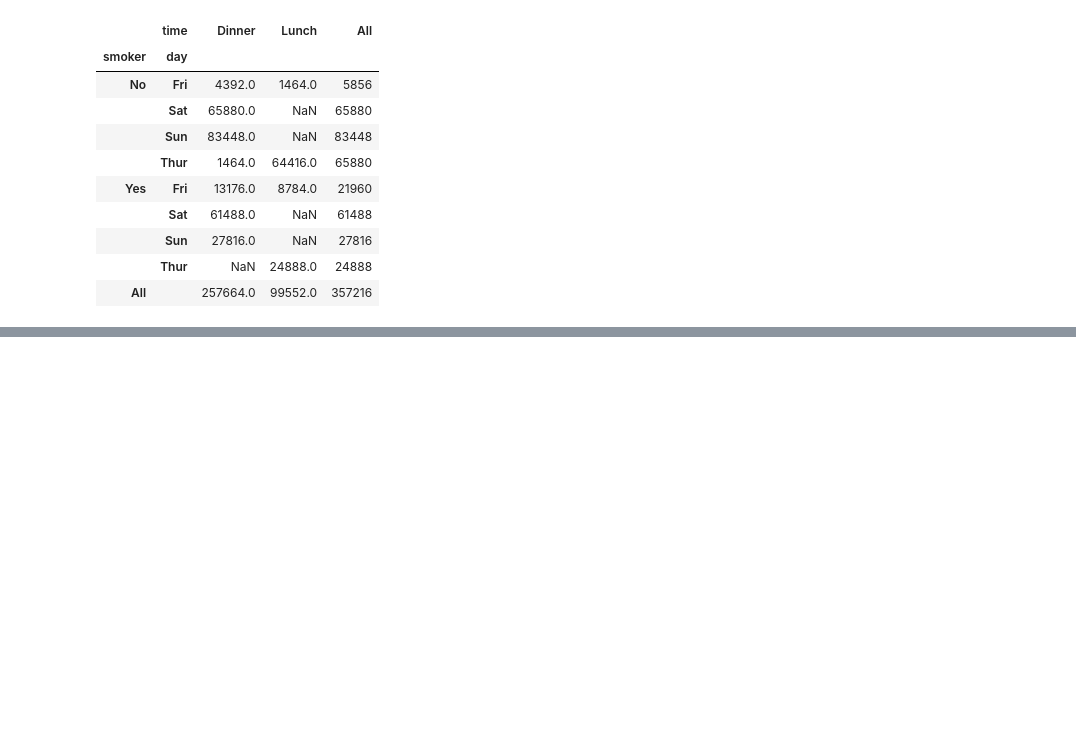
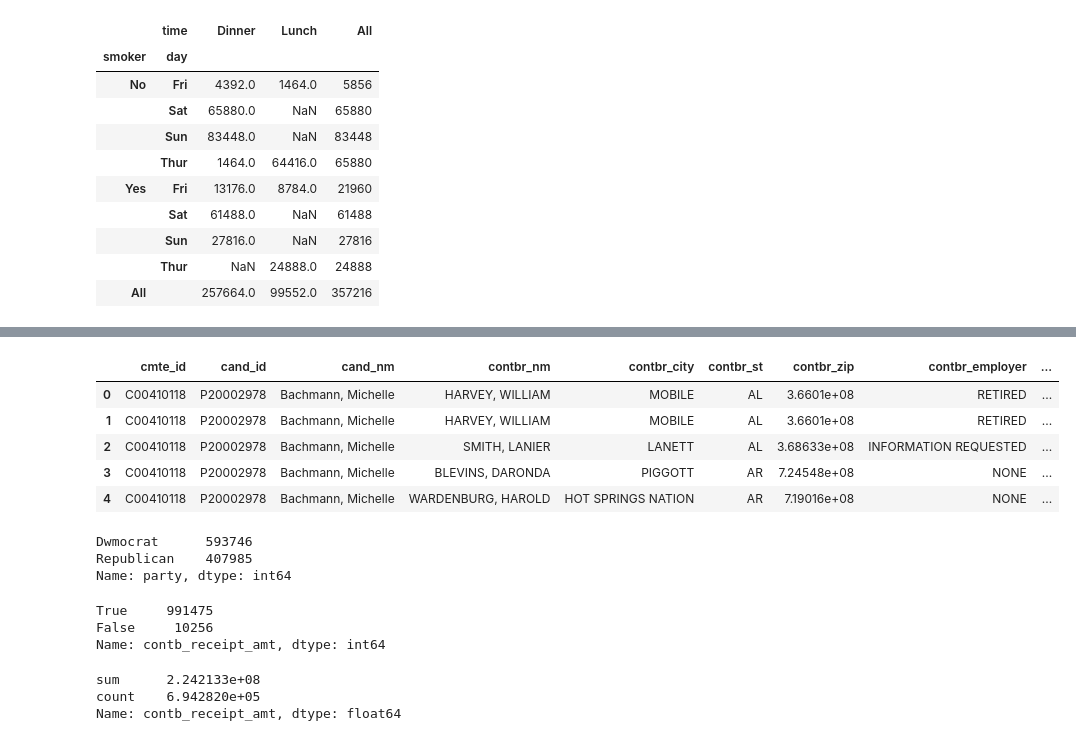
Before and after one commit to longfengpili/python-for-data-analysis, a Jupyter notebook: 第九章.ipynb, the cells around one changed output, grey strips where cells are left out. Drawn from its saved outputs; the diff is of its cells as text; code cells hidden in the pictures; blank space fills up the shorter version.

```diff
--- a/第九章.ipynb
+++ b/第九章.ipynb
@@ -724,0 +722,2 @@ ValueError: No axis named 2 for object type <class 'pandas.core.frame.DataFrame'
+# %%
+fec = pd.read_csv('./pydata-book/datasets/fec/P00000001-ALL.csv')
@@ -724,0 +778,14 @@ ValueError: No axis named 2 for object type <class 'pandas.core.frame.DataFrame'
+# %%
+parties = {'Bachmann, Michelle':'Republican',
+ 'Cain, Herman':'Republican',
+ 'Gingrich, Newt':'Republican',
+ 'Huntsman, Jon':'Republican',
+ 'Johnson, Gary Earl':'Republican',
+ 'McCotter, Thaddeus G':'Republican',
+ 'Obama, Barack':'Dwmocrat',
+ 'Paul, Ron':'Republican',
+ 'Pawlenty, Timothy':'Republican',
+ 'Perry, Rick':'Republican',
+ "Roemer, Charles E. 'Buddy' III":'Republican',
+ 'Romney, Mitt':'Republican',
+ 'Santorum, Rick':'Republican'}
@@ -724,0 +794,21 @@ ValueError: No axis named 2 for object type <class 'pandas.core.frame.DataFrame'
+# %%
+fec.head()
+# %% [output]
+|  | cmte_id | cand_id | cand_nm | contbr_nm | contbr_city | contbr_st | contbr_zip | contbr_employer | ... |
+| 0 | C00410118 | P20002978 | Bachmann, Michelle | HARVEY, WILLIAM | MOBILE | AL | 3.6601e+08 | RETIRED | ... |
+| 1 | C00410118 | P20002978 | Bachmann, Michelle | HARVEY, WILLIAM | MOBILE | AL | 3.6601e+08 | RETIRED | ... |
+| 2 | C00410118 | P20002978 | Bachmann, Michelle | SMITH, LANIER | LANETT | AL | 3.68633e+08 | INFORMATION REQUESTED | ... |
+| 3 | C00410118 | P20002978 | Bachmann, Michelle | BLEVINS, DARONDA | PIGGOTT | AR | 7.24548e+08 | NONE | ... |
+| 4 | C00410118 | P20002978 | Bachmann, Michelle | WARDENBURG, HAROLD | HOT SPRINGS NATION | AR | 7.19016e+08 | NONE | ... |
+# %%
+fec.party.value_counts()
+# %% [output]
+Dwmocrat      593746
+Republican    407985
+Name: party, dtype: int64
+# %%
+(fec.contb_receipt_amt > 0).value_counts()
+# %% [output]
+True     991475
+False     10256
+Name: contb_receipt_amt, dtype: int64
@@ -724,0 +819,6 @@ ValueError: No axis named 2 for object type <class 'pandas.core.frame.DataFrame'
+# %%
+fec_mrbo.contb_receipt_amt.agg(['sum','count'])
+# %% [output]
+sum      2.242133e+08
+count    6.942820e+05
+Name: contb_receipt_amt, dtype: float64
```
Also changed, not shown: parts of 22 cells of this notebook.
